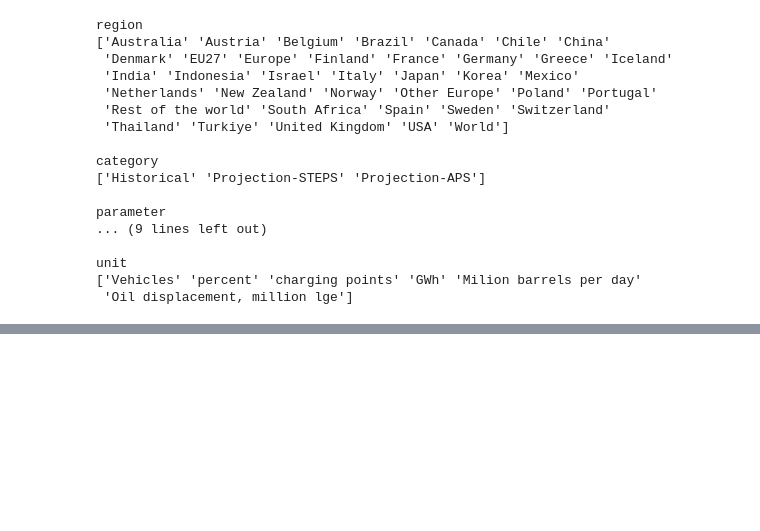
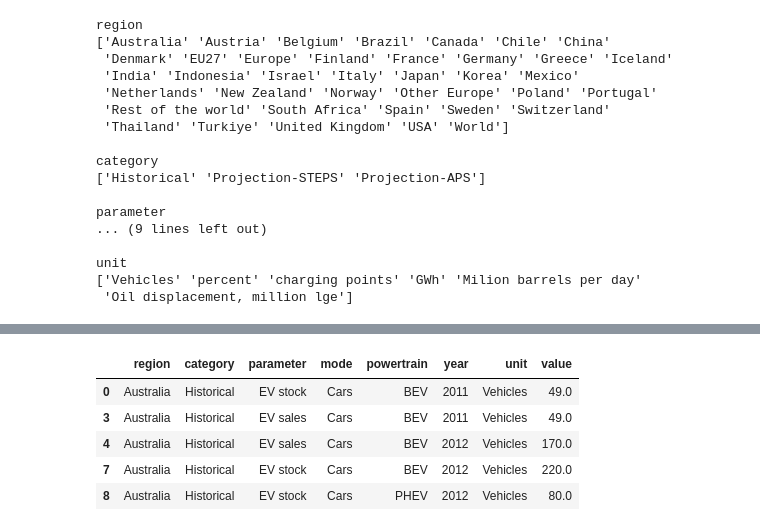
Before and after one commit to HereticInquisitor/Global_EV_value_prediction, a Jupyter notebook: research/trials.ipynb, the cells around one changed output, grey strips where cells are left out. Saved outputs shown, nothing was run; the diff lists cells and outputs as text; code cells hidden in the pictures; blank space fills up the shorter version.

```diff
--- a/research/trials.ipynb
+++ b/research/trials.ipynb
@@ -113,5 +86,0 @@ hasher=FeatureHasher(n_features=64, input_type="string")
-# %%
-# df=hasher.transform(df[[cat_cols]])
-hasher.fit(df['category'])
-df['category']= hasher.transform(df['category'])
-df.head()
@@ -119,0 +109,2 @@ ValueError: Samples can not be a single string. The input must be an iterable ov
+# %%
+df1 = df[df["unit"]=="Vehicles"]
@@ -119,0 +121,9 @@ ValueError: Samples can not be a single string. The input must be an iterable ov
+# %%
+df1.head()
+# %% [output]
+|  | region | category | parameter | mode | powertrain | year | unit | value |
+| 0 | Australia | Historical | EV stock | Cars | BEV | 2011 | Vehicles | 49.0 |
+| 3 | Australia | Historical | EV sales | Cars | BEV | 2011 | Vehicles | 49.0 |
+| 4 | Australia | Historical | EV sales | Cars | BEV | 2012 | Vehicles | 170.0 |
+| 7 | Australia | Historical | EV stock | Cars | BEV | 2012 | Vehicles | 220.0 |
+| 8 | Australia | Historical | EV stock | Cars | PHEV | 2012 | Vehicles | 80.0 |
```
Also changed, not shown: parts of 35 cells of this notebook.
